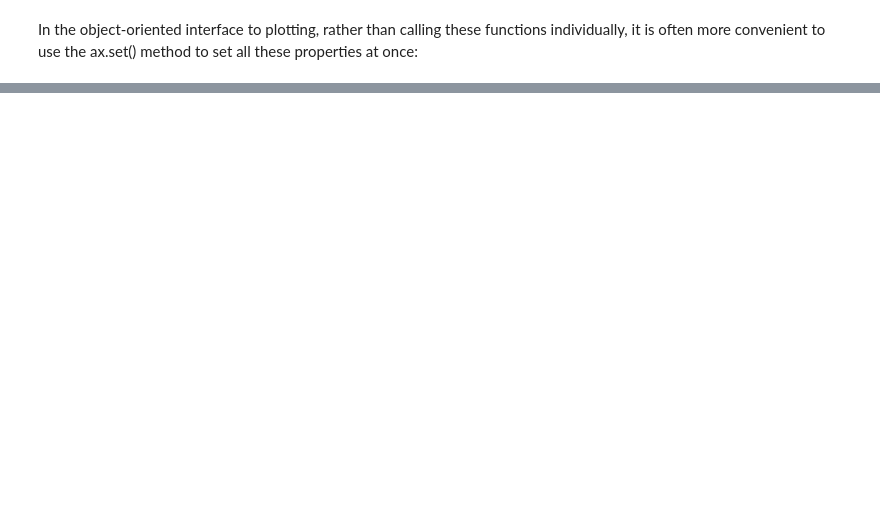
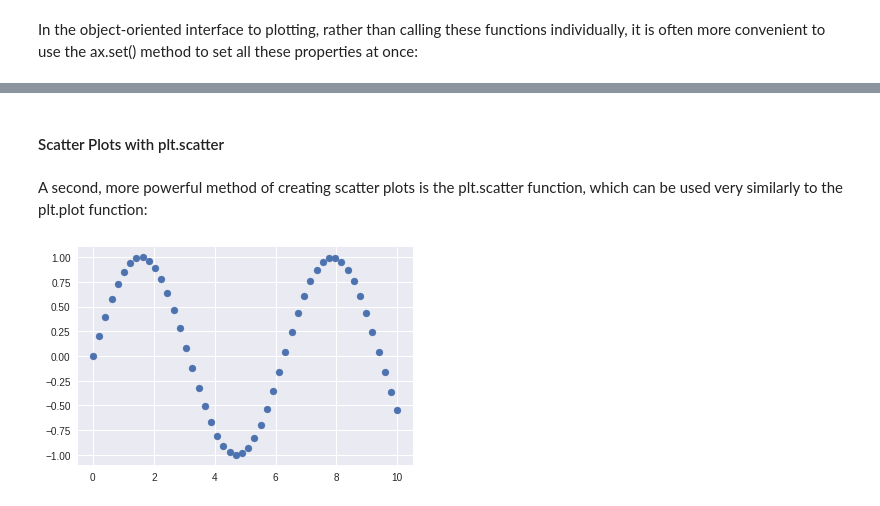
Before and after one commit to Jaise152/Learning, a Jupyter notebook: Matplotlib.ipynb, the cells around one changed output, grey strips where cells are left out. Drawn from its saved outputs; the diff is of its cells as text; code cells hidden in the pictures; blank space fills up the shorter version.

```diff
--- a/Matplotlib.ipynb
+++ b/Matplotlib.ipynb
@@ -172,0 +204,8 @@ ax.set(xlim=(0, 10), ylim=(-2, 2),
+# %% [markdown]
+#### Scatter Plots with plt.scatter
+# %% [markdown]
+A second, more powerful method of creating scatter plots is the plt.scatter function, which can be used very similarly to the plt.plot function:
+# %%
+plt.scatter(x, y, marker='o');
+# %% [output]
+[figure, added]
```
Also changed, not shown: parts of 39 cells of this notebook.
